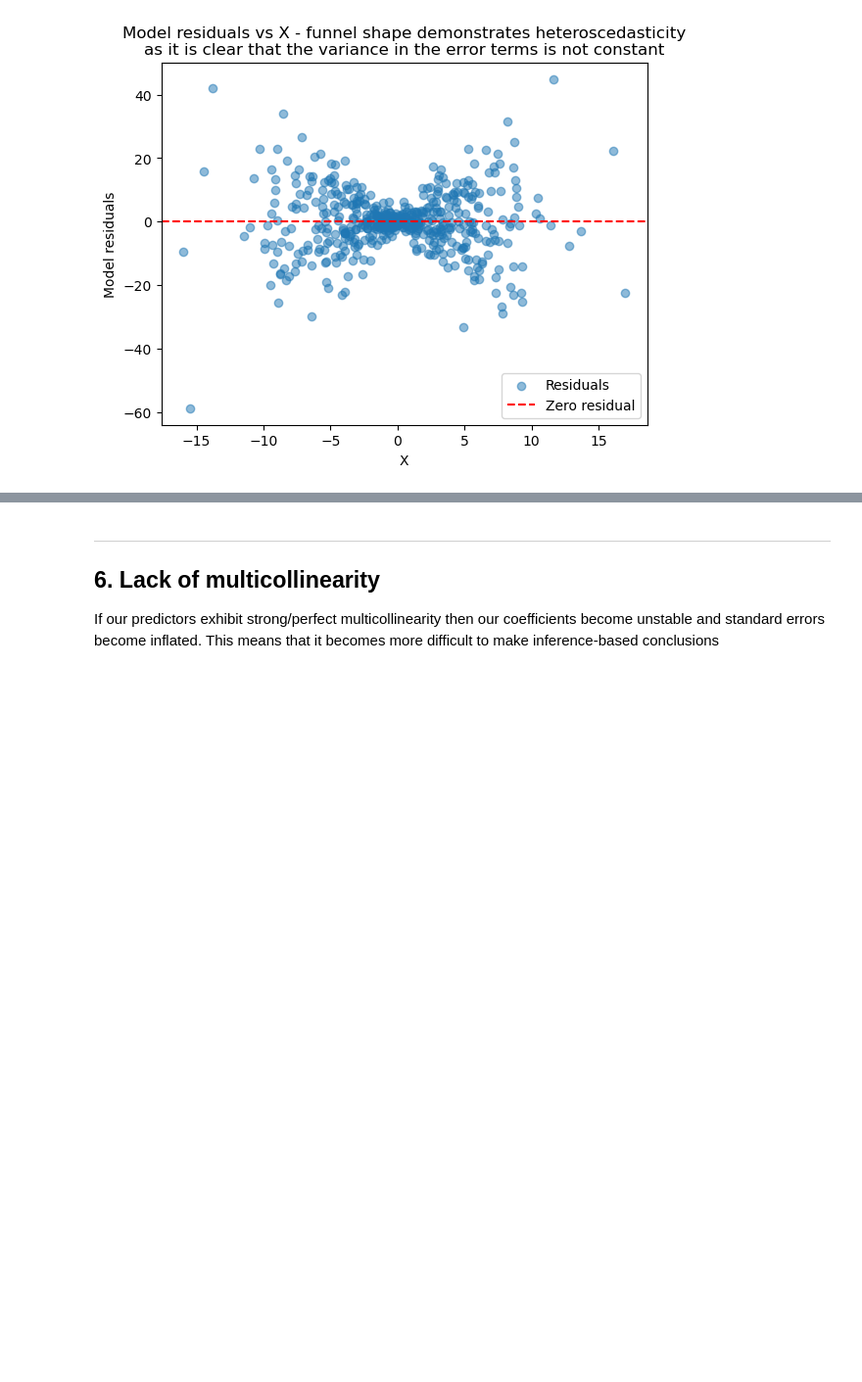
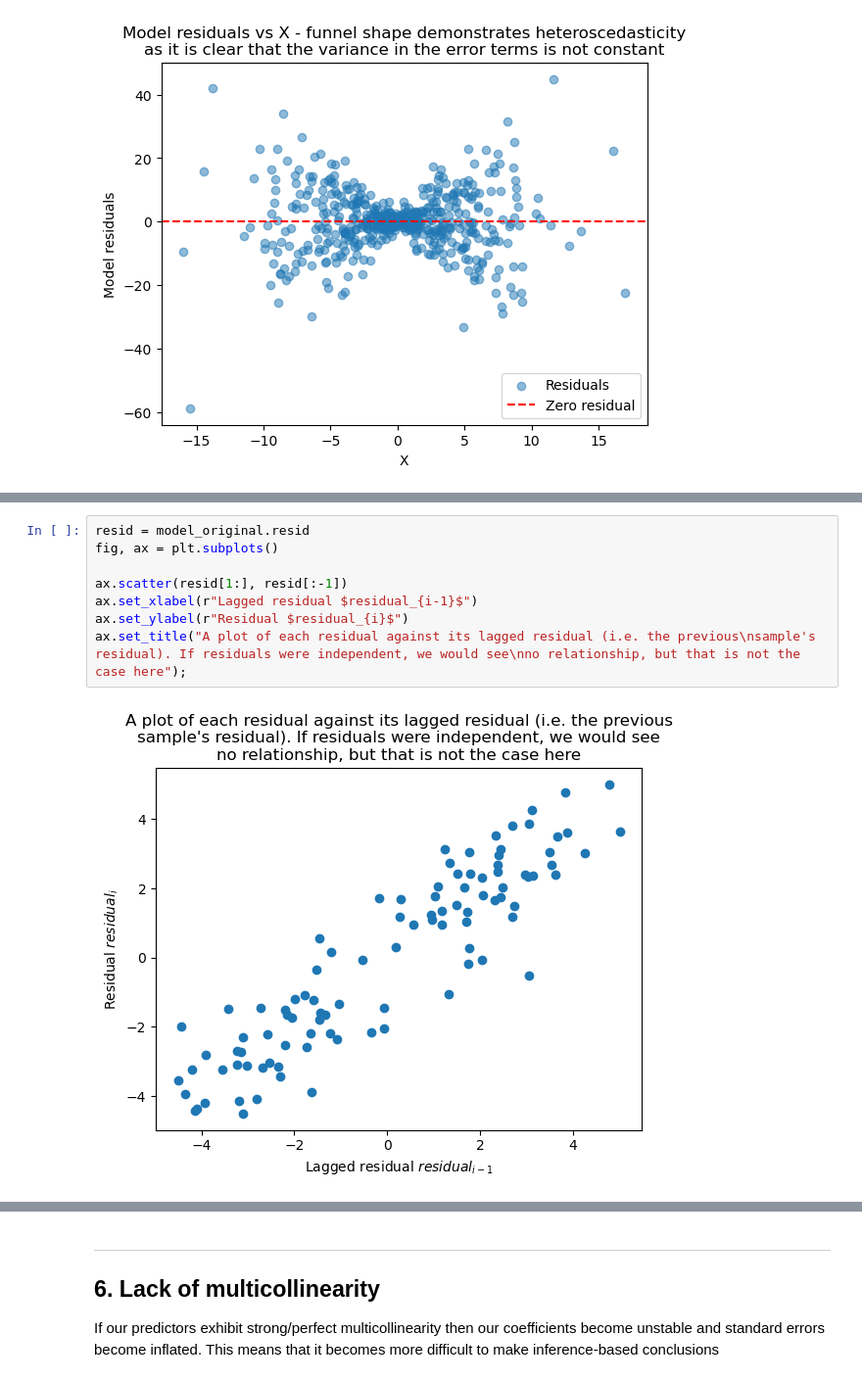
Before and after one commit to TomJHarrison/IntroToStatisticalLearning, a Jupyter notebook: Chapter3/LinRegAssumptions.ipynb, the cells around one changed output, grey strips where cells are left out. Shown: that part at 98% size. Saved outputs shown, nothing was run; the diff lists cells and outputs as text; blank space fills up the shorter version.

```diff
--- a/Chapter3/LinRegAssumptions.ipynb
+++ b/Chapter3/LinRegAssumptions.ipynb
@@ -319,3 +401,13 @@ ax.legend();
+# %%
+resid = model_original.resid
+fig, ax = plt.subplots()
+
+ax.scatter(resid[1:], resid[:-1])
+ax.set_xlabel(r"Lagged residual $residual_{i-1}$")
+ax.set_ylabel(r"Residual $residual_{i}$")
+ax.set_title("A plot of each residual against its lagged residual (i.e. the previous\nsample's residual). If residuals were independent, we would see\nno relationship, but that is not the case here");
+# %% [output]
+[figure, added]
 # %% [markdown]
 --------
 
```
Also changed, not shown: parts of 5 cells of this notebook.
